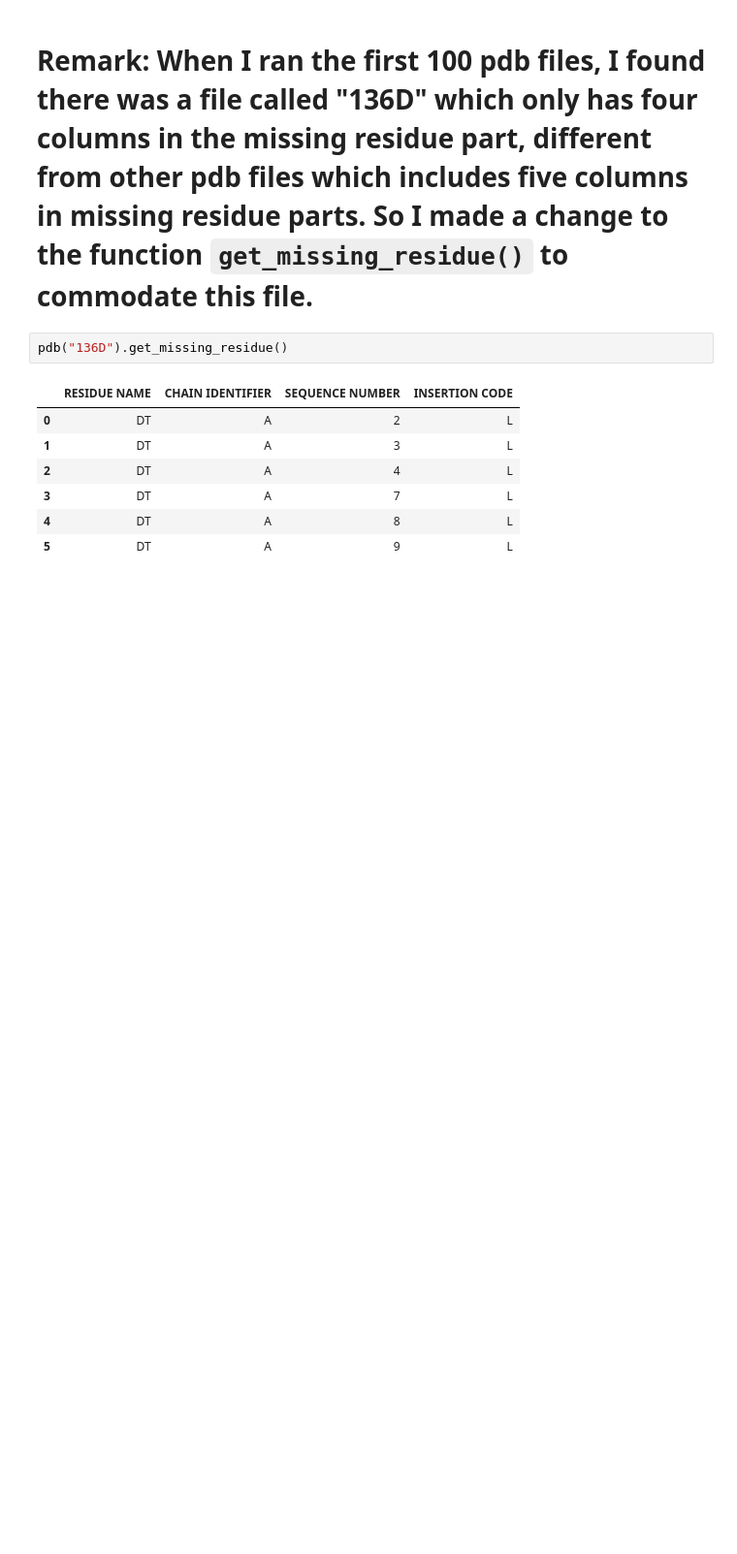
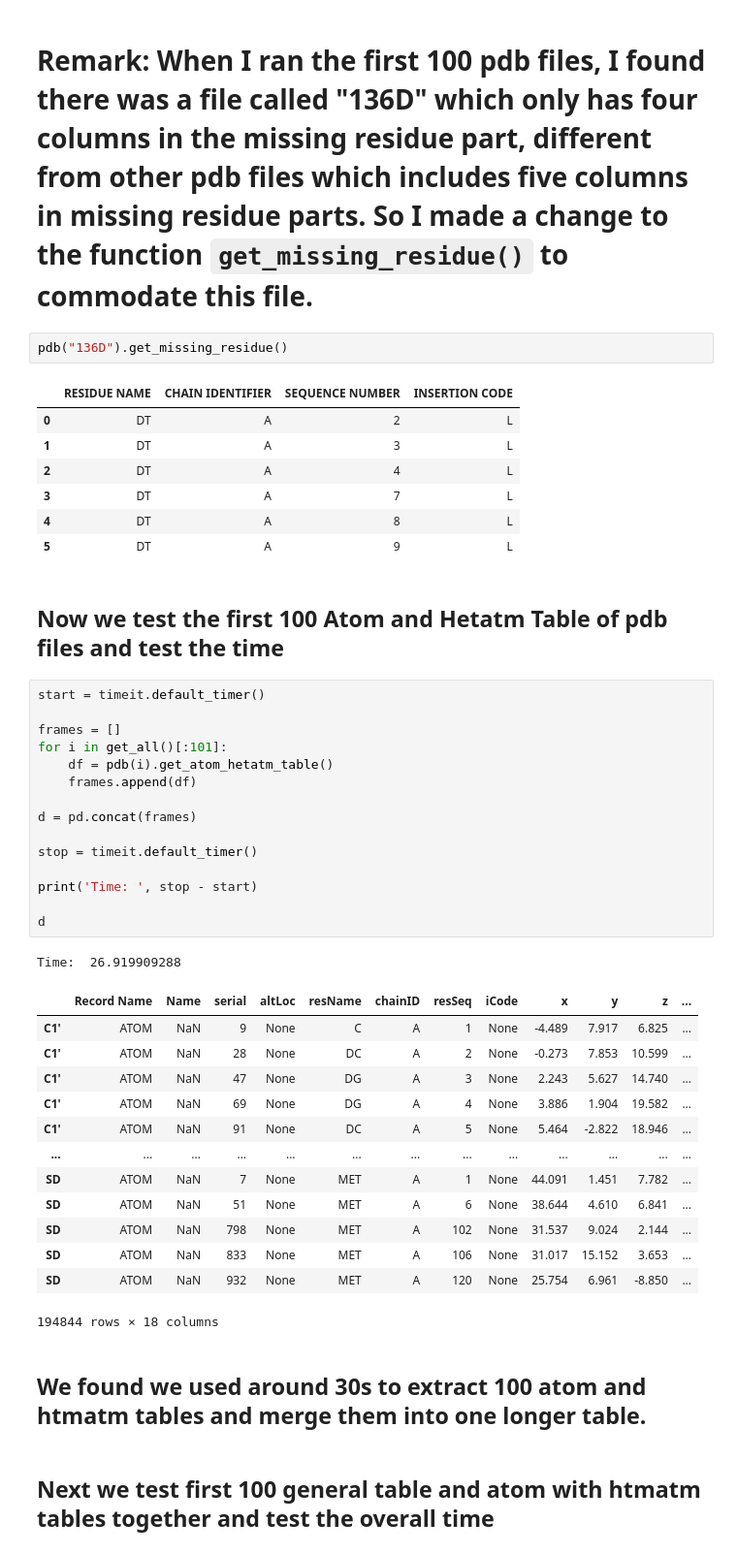
Before and after one commit to ZJYgrp/IntEnzyDB, a Jupyter notebook: Li_Yuan_fifth_week_work.ipynb, the cells around one changed output. Shown: that part at 97% size. Saved outputs shown, nothing was run; the diff lists cells and outputs as text; blank space fills up the shorter version.

Commit message:
Adding some codes to estimate the time

```diff
--- a/Li_Yuan_fifth_week_work.ipynb
+++ b/Li_Yuan_fifth_week_work.ipynb
@@ -1020,3 +1023,41 @@ pdb("136D").get_missing_residue()
 | 3 | DT | A | 7 | L |
 | 4 | DT | A | 8 | L |
 | 5 | DT | A | 9 | L |
+# %% [markdown]
+<a id=55></a>
+## Now we test the first 100 Atom and Hetatm Table of pdb files and test the time
+# %%
+start = timeit.default_timer()
+
+frames = []
+for i in get_all()[:101]:
+    df = pdb(i).get_atom_hetatm_table()
+    frames.append(df)
+
+d = pd.concat(frames)
+
+stop = timeit.default_timer()
+
+print('Time: ', stop - start)
+
+d
+# %% [output]
+Time:  26.919909288
+|  | Record Name | Name | serial | altLoc | resName | chainID | resSeq | iCode | x | y | z | ... |
+| C1' | ATOM | NaN | 9 | None | C | A | 1 | None | -4.489 | 7.917 | 6.825 | ... |
+| C1' | ATOM | NaN | 28 | None | DC | A | 2 | None | -0.273 | 7.853 | 10.599 | ... |
+| C1' | ATOM | NaN | 47 | None | DG | A | 3 | None | 2.243 | 5.627 | 14.740 | ... |
+| C1' | ATOM | NaN | 69 | None | DG | A | 4 | None | 3.886 | 1.904 | 19.582 | ... |
+| C1' | ATOM | NaN | 91 | None | DC | A | 5 | None | 5.464 | -2.822 | 18.946 | ... |
+| ... | ... | ... | ... | ... | ... | ... | ... | ... | ... | ... | ... | ... |
+| SD | ATOM | NaN | 7 | None | MET | A | 1 | None | 44.091 | 1.451 | 7.782 | ... |
+| SD | ATOM | NaN | 51 | None | MET | A | 6 | None | 38.644 | 4.610 | 6.841 | ... |
+| SD | ATOM | NaN | 798 | None | MET | A | 102 | None | 31.537 | 9.024 | 2.144 | ... |
+| SD | ATOM | NaN | 833 | None | MET | A | 106 | None | 31.017 | 15.152 | 3.653 | ... |
+| SD | ATOM | NaN | 932 | None | MET | A | 120 | None | 25.754 | 6.961 | -8.850 | ... |
+194844 rows × 18 columns
+# %% [markdown]
+## We found we used around 30s to extract 100 atom and htmatm tables and merge them into one longer table.
+# %% [markdown]
+<a id=56></a>
+## Next we test first 100 general table and atom with htmatm tables together and test the overall time
```
Also changed, not shown: parts of 7 cells of this notebook.
